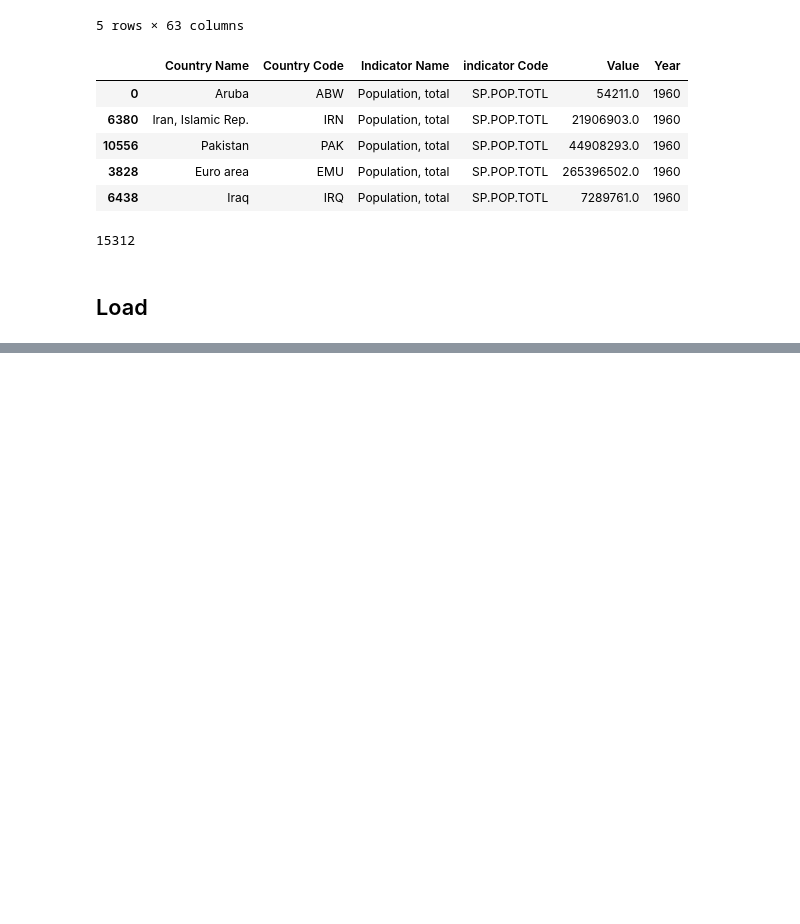
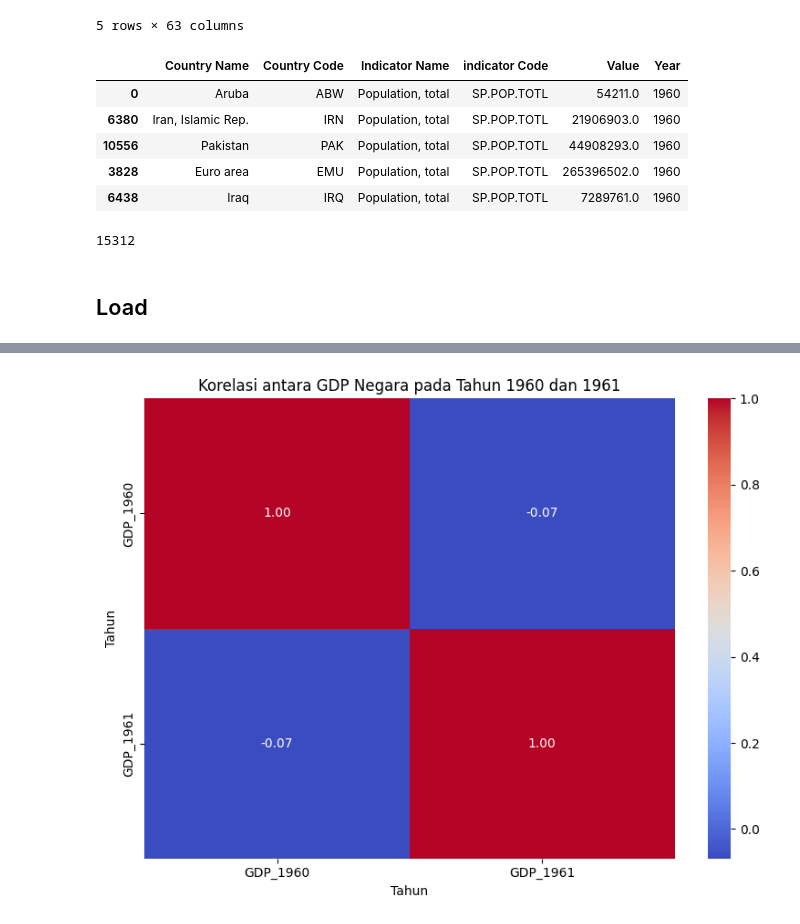
Before and after one commit to daffaalfahryan/DE_Mini_Projects_Daffa, a Jupyter notebook: ETL_projects/ETLProjects_Data.ipynb, the cells around one changed output, grey strips where cells are left out. Saved outputs shown, nothing was run; the diff lists cells and outputs as text; code cells hidden in the pictures; blank space fills up the shorter version.

```diff
--- a/ETL_projects/ETLProjects_Data.ipynb
+++ b/ETL_projects/ETLProjects_Data.ipynb
@@ -551,0 +593,31 @@ blob.upload_from_filename('daffa.json')
+# %%
+# Analisis Korelasi
+data = {
+    'Country Name': ['Aruba', 'Iran, Islamic Rep.', 'Pakistan', 'Euro area', 'Iraq',
+                     'Uruguay', 'Czech Republic', 'Serbia', 'Mali', 'Vietnam', 'Qatar',
+                     'Iceland', 'Montenegro', 'Guatemala', 'Sierra Leone', 'Equatorial Guinea',
+                     'India', 'Oman', 'San Marino'],
+    'GDP_1960': [0.0, 4199134390.12602, 3707055900.88198, 245481170883.186, 1684121534.58415,
+                 1242289239.20493, 0.0, 0.0, 0.0, 0.0, 0.0, 248434096.968726, 0.0, 1076699900.0,
+                 327834680.557103, 0.0, 38709096075.6305, 0.0, 0.0],
+    'GDP_1961': [0.0, 0.0, 0.0, 0.0, 0.0,
+                 0.0, 248434096.968726, 0.0, 1076699900.0, 327834680.557103, 0.0, 0.0, 4199134390.12602,
+                 3707055900.88198, 245481170883.186, 1684121534.58415, 1242289239.20493, 0.0, 0.0]
+}
+
+# Membuat DataFrame
+df = pd.DataFrame(data)
+
+# Menghitung korelasi
+correlation_matrix = df[['GDP_1960', 'GDP_1961']].corr()
+
+# Membuat heatmap untuk visualisasi korelasi
+plt.figure(figsize=(8, 6))
+sns.heatmap(correlation_matrix, annot=True, cmap='coolwarm', fmt=".2f")
+plt.title('Korelasi antara GDP Negara pada Tahun 1960 dan 1961')
+plt.xlabel('Tahun')
+plt.ylabel('Tahun')
+plt.tight_layout()
+plt.show()
+# %% [output]
+[figure, added]
```
Also changed, not shown: parts of 17 cells of this notebook, 18 other files.
